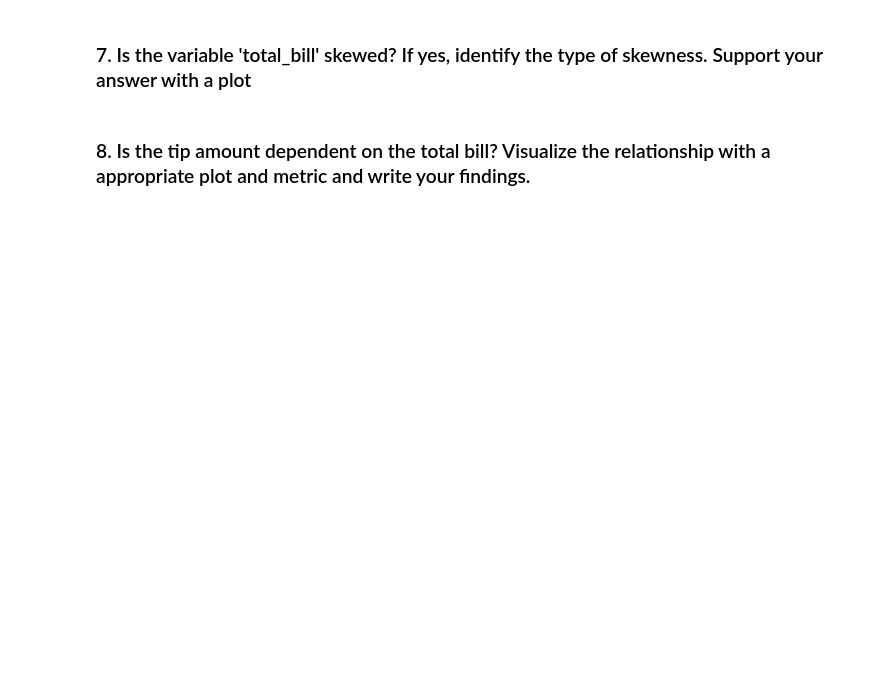
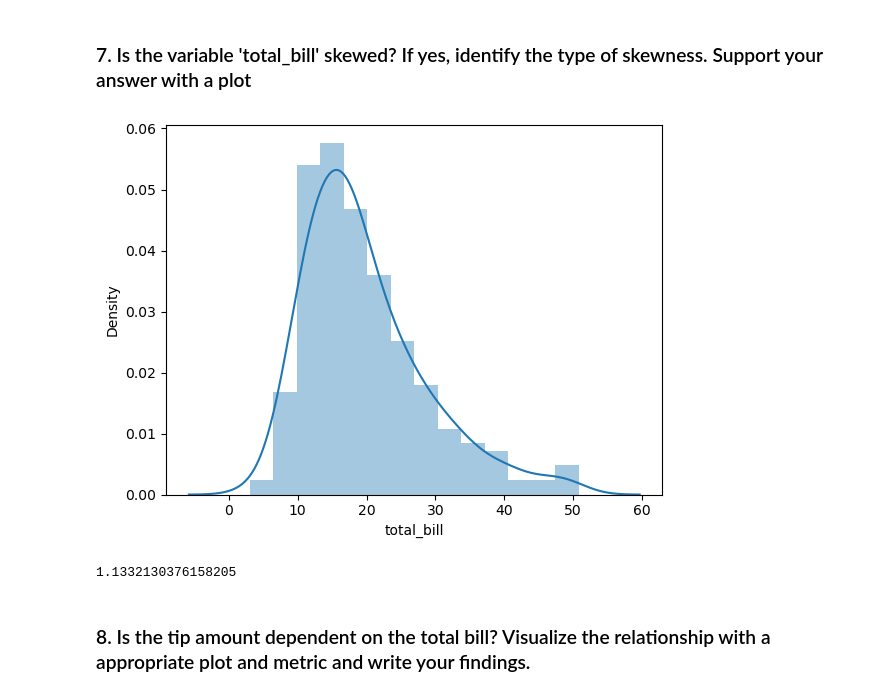
Before and after one commit to GowdthamMS/Gowdtham_M_S-Lab2_Python_for_DS, a Jupyter notebook: Lab 2 - Problem Statement (Python for DS).ipynb, the cells around one changed output. Drawn from its saved outputs; the diff is of its cells as text; code cells hidden in the pictures; blank space fills up the shorter version.

```diff
--- a/Lab 2 - Problem Statement (Python for DS).ipynb
+++ b/Lab 2 - Problem Statement (Python for DS).ipynb
@@ -80,10 +117,14 @@ df.day.value_counts().idxmax()
 # %% [markdown]
 ### 7. Is the variable 'total_bill' skewed? If yes, identify the type of skewness. Support your answer with a plot
 # %%
-sns.distplot(df[ 'total bill'])
+sns.distplot(df[ 'total_bill'])
 plt.show()
+# %% [output]
+[figure, added]
 # %%
-df[ 'total bill'].skew()
+df[ 'total_bill'].skew()
+# %% [output]
+1.1332130376158205
 # %% [markdown]
 ### 8. Is the tip amount dependent on the total bill? Visualize the relationship with a appropriate plot and metric and write your findings.
 # %%
```
Also changed, not shown: parts of 42 cells of this notebook.
